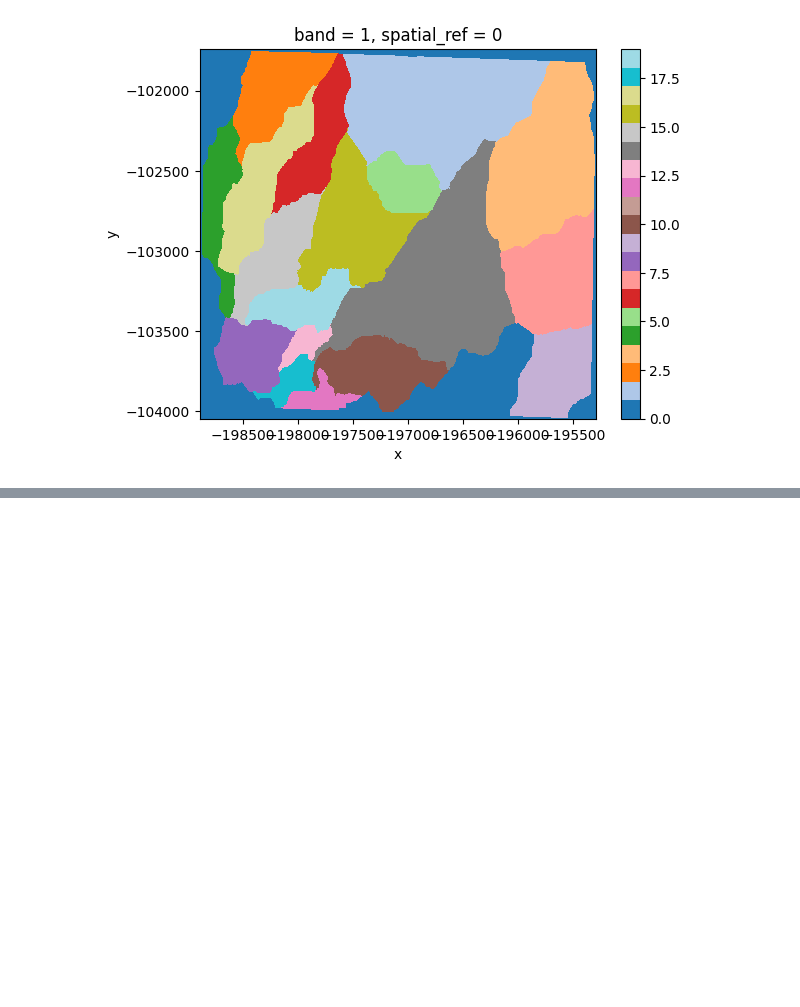
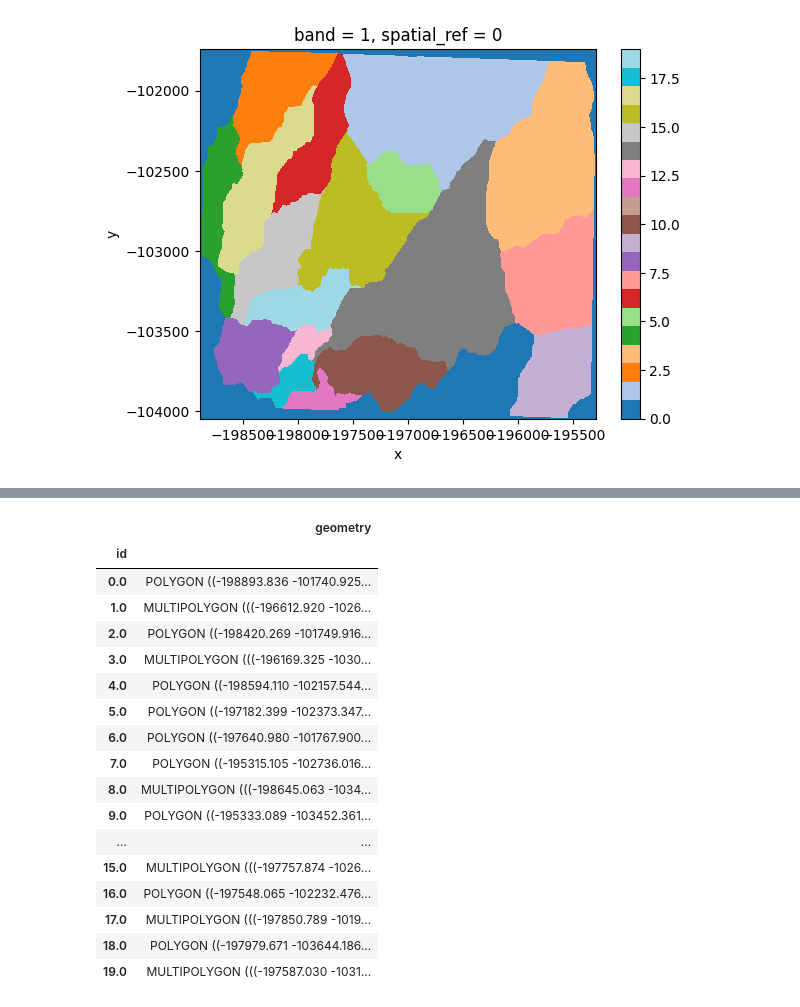
Before and after one commit to avkoehl/valleys, a Jupyter notebook: notebooks/basins.ipynb, the cells around one changed output, grey strips where cells are left out. Cells and saved outputs as stored; diff of their text form; code cells hidden in the pictures; blank space fills up the shorter version.

```diff
--- a/notebooks/basins.ipynb
+++ b/notebooks/basins.ipynb
@@ -208,0 +298,22 @@ basins.plot(cmap='tab20')
+# %%
+ids = basin_polygons.dissolve(by='id')
+ids
+# %% [output]
+|  | geometry |
+| id |  |
+| 0.0 | POLYGON ((-198893.836 -101740.925... |
+| 1.0 | MULTIPOLYGON (((-196612.920 -1026... |
+| 2.0 | POLYGON ((-198420.269 -101749.916... |
+| 3.0 | MULTIPOLYGON (((-196169.325 -1030... |
+| 4.0 | POLYGON ((-198594.110 -102157.544... |
+| 5.0 | POLYGON ((-197182.399 -102373.347... |
+| 6.0 | POLYGON ((-197640.980 -101767.900... |
+| 7.0 | POLYGON ((-195315.105 -102736.016... |
+| 8.0 | MULTIPOLYGON (((-198645.063 -1034... |
+| 9.0 | POLYGON ((-195333.089 -103452.361... |
+| ... | ... |
+| 15.0 | MULTIPOLYGON (((-197757.874 -1026... |
+| 16.0 | POLYGON ((-197548.065 -102232.476... |
+| 17.0 | MULTIPOLYGON (((-197850.789 -1019... |
+| 18.0 | POLYGON ((-197979.671 -103644.186... |
+| 19.0 | MULTIPOLYGON (((-197587.030 -1031... |
```
Also changed, not shown: parts of 17 cells of this notebook, 2 other files.
